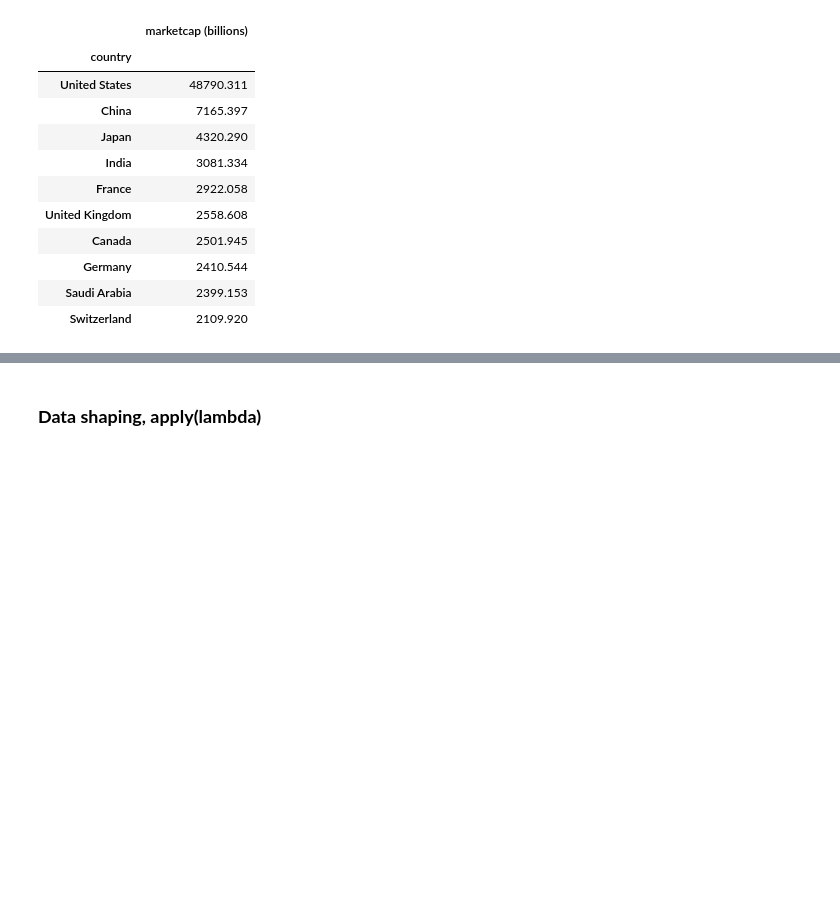
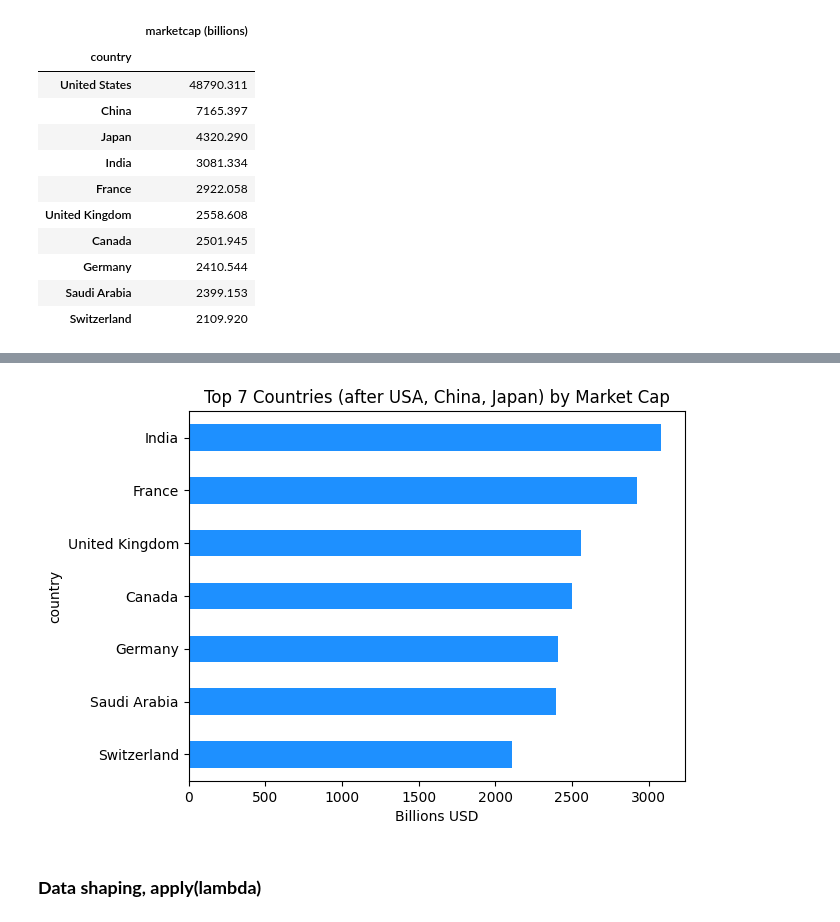
Before and after one commit to brianmccln/Python-Data-Viz-Dash-Nov-2025, a Jupyter notebook: dot-ipynb-files-START/01-largest-companies-PROG.ipynb, the cells around one changed output, grey strips where cells are left out. Saved outputs shown, nothing was run; the diff lists cells and outputs as text; code cells hidden in the pictures; blank space fills up the shorter version.

```diff
--- a/dot-ipynb-files-START/01-largest-companies-PROG.ipynb
+++ b/dot-ipynb-files-START/01-largest-companies-PROG.ipynb
@@ -501,3 +513,15 @@ country_colors = ['#FF9999', '#66B3FF', '#99FF99', '#FFCC99', '#C2C2F0']
+# %%
+# plot horiz bars, top 7 countries (After USA, China, Japan) by marketcap total
+ax = top_10_countries_by_marketcap_df[:2:-1].plot.barh(
+    y="marketcap (billions)",
+    color='dodgerblue',
+    legend=False,
+)
+plt.title("Top 7 Countries (after USA, China, Japan) by Market Cap")
+plt.xlabel("Billions USD")
+plt.show()
+# %% [output]
+[figure, added]
 # %% [markdown]
 ### **Data shaping, apply(lambda)**
 # %% [markdown]
```
Also changed, not shown: parts of 1 cell of this notebook.
